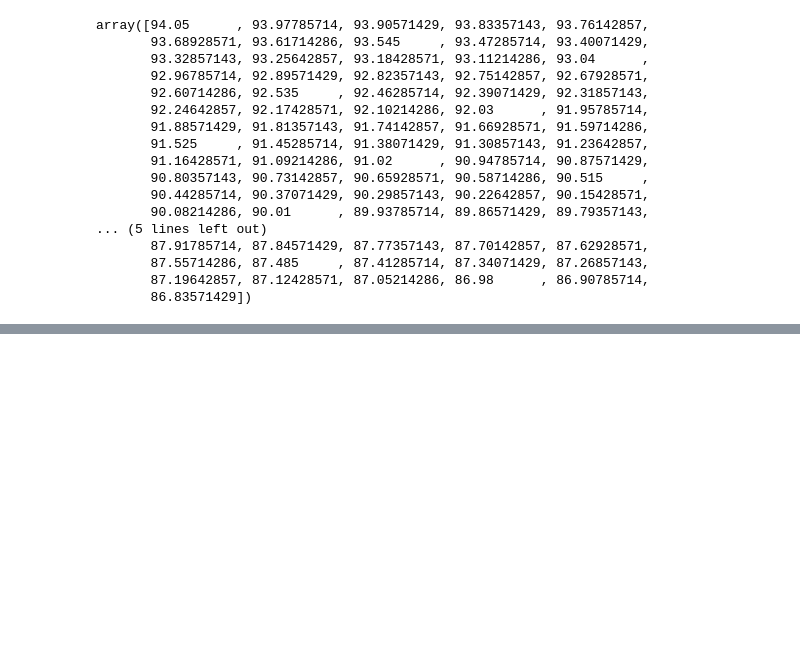
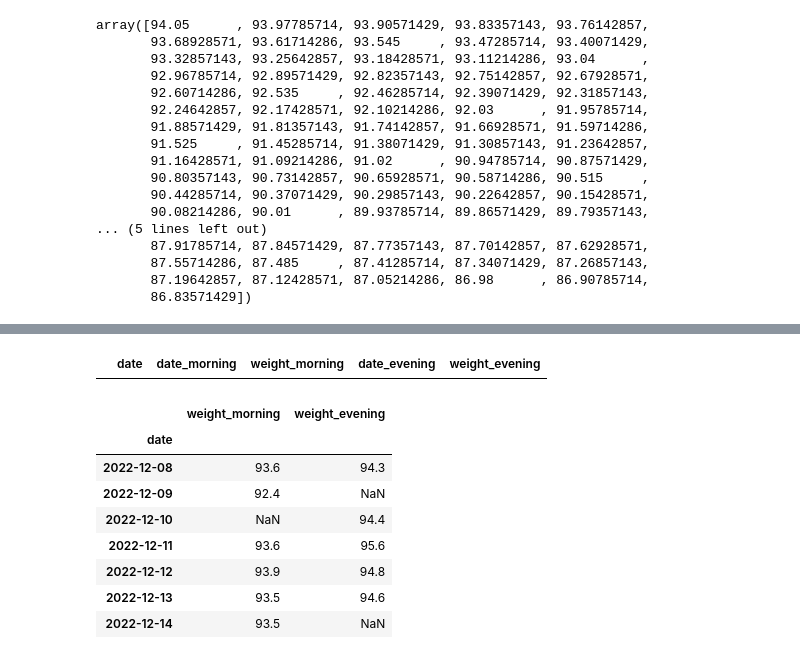
Before and after one commit to MichalG96/dash-test, a Jupyter notebook: notebooks/moving_average.ipynb, the cells around one changed output, grey strips where cells are left out. Saved outputs shown, nothing was run; the diff lists cells and outputs as text; code cells hidden in the pictures; blank space fills up the shorter version.

```diff
--- a/notebooks/moving_average.ipynb
+++ b/notebooks/moving_average.ipynb
@@ -168,0 +166,20 @@ f.show()
+# %%
+df_morning.join(
+    df_evening, on="date", how="inner", lsuffix="_morning", rsuffix="_evening"
+).drop(columns=["time_of_day_morning", "time_of_day_evening"])
+# %% [output]
+|  | date | date_morning | weight_morning | date_evening | weight_evening |
+# %%
+df_morning.set_index("date").join(
+    df_evening.set_index("date"), lsuffix="_morning", rsuffix="_evening", how="outer"
+).drop(columns=["time_of_day_morning", "time_of_day_evening"])
+# %% [output]
+|  | weight_morning | weight_evening |
+| date |  |  |
+| 2022-12-08 | 93.6 | 94.3 |
+| 2022-12-09 | 92.4 | NaN |
+| 2022-12-10 | NaN | 94.4 |
+| 2022-12-11 | 93.6 | 95.6 |
+| 2022-12-12 | 93.9 | 94.8 |
+| 2022-12-13 | 93.5 | 94.6 |
+| 2022-12-14 | 93.5 | NaN |
```
Also changed, not shown: parts of 21 cells of this notebook, 1 other file.
